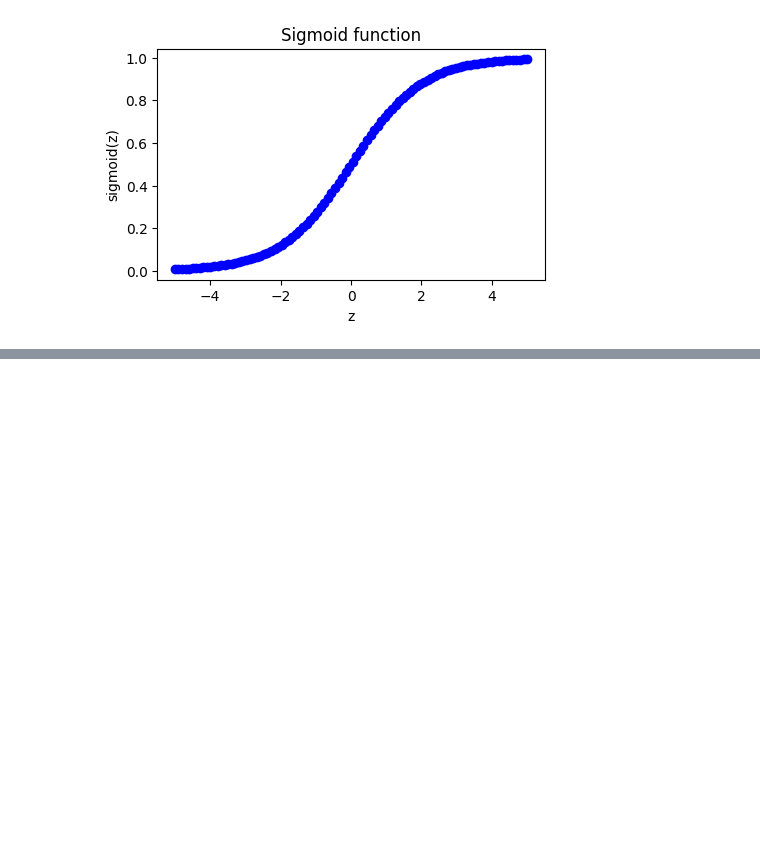
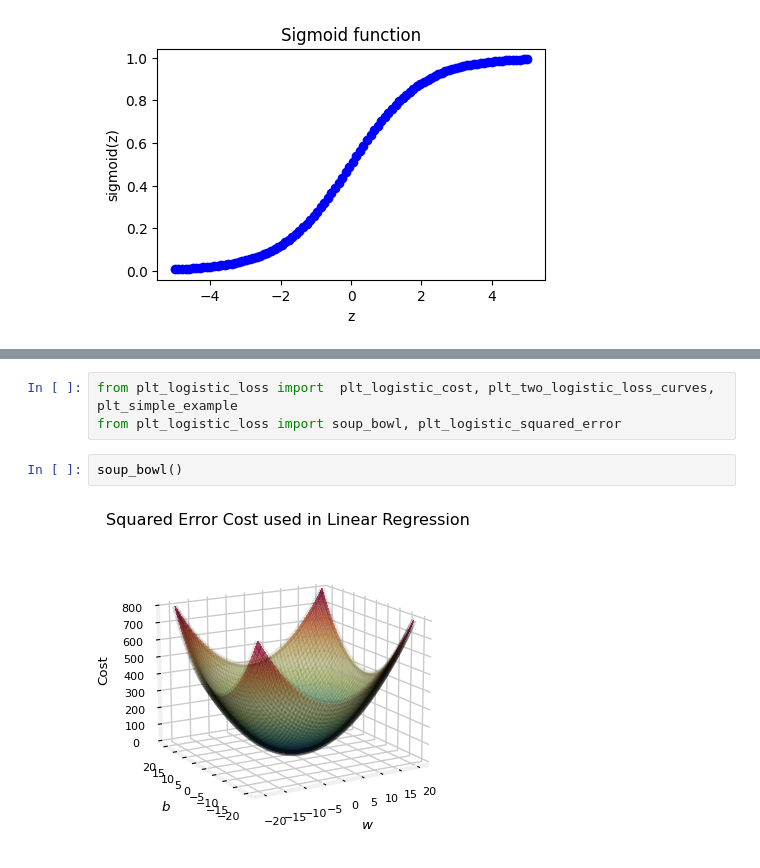
Before and after one commit to KumaarBalbir/py101, a Jupyter notebook: ml/supervised-classification.ipynb, the cells around one changed output, grey strips where cells are left out. Saved outputs shown, nothing was run; the diff lists cells and outputs as text; blank space fills up the shorter version.

Commit message:
ml:logistic loss

```diff
--- a/ml/supervised-classification.ipynb
+++ b/ml/supervised-classification.ipynb
@@ -100,0 +127,7 @@ Text(0.5, 0, 'z')
+# %%
+from plt_logistic_loss import  plt_logistic_cost, plt_two_logistic_loss_curves, plt_simple_example
+from plt_logistic_loss import soup_bowl, plt_logistic_squared_error
+# %%
+soup_bowl()
+# %% [output]
+[figure, added]
```
Also changed, not shown: parts of 9 cells of this notebook.
